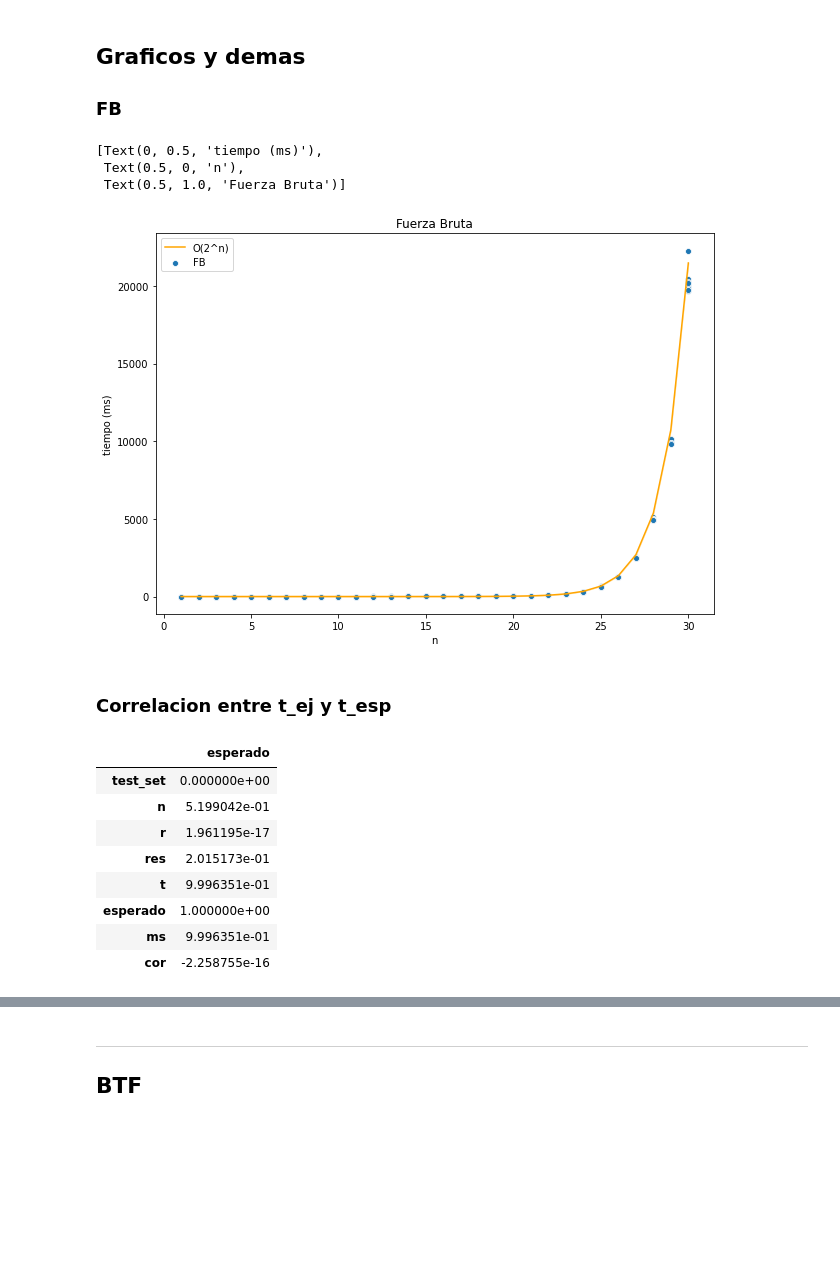
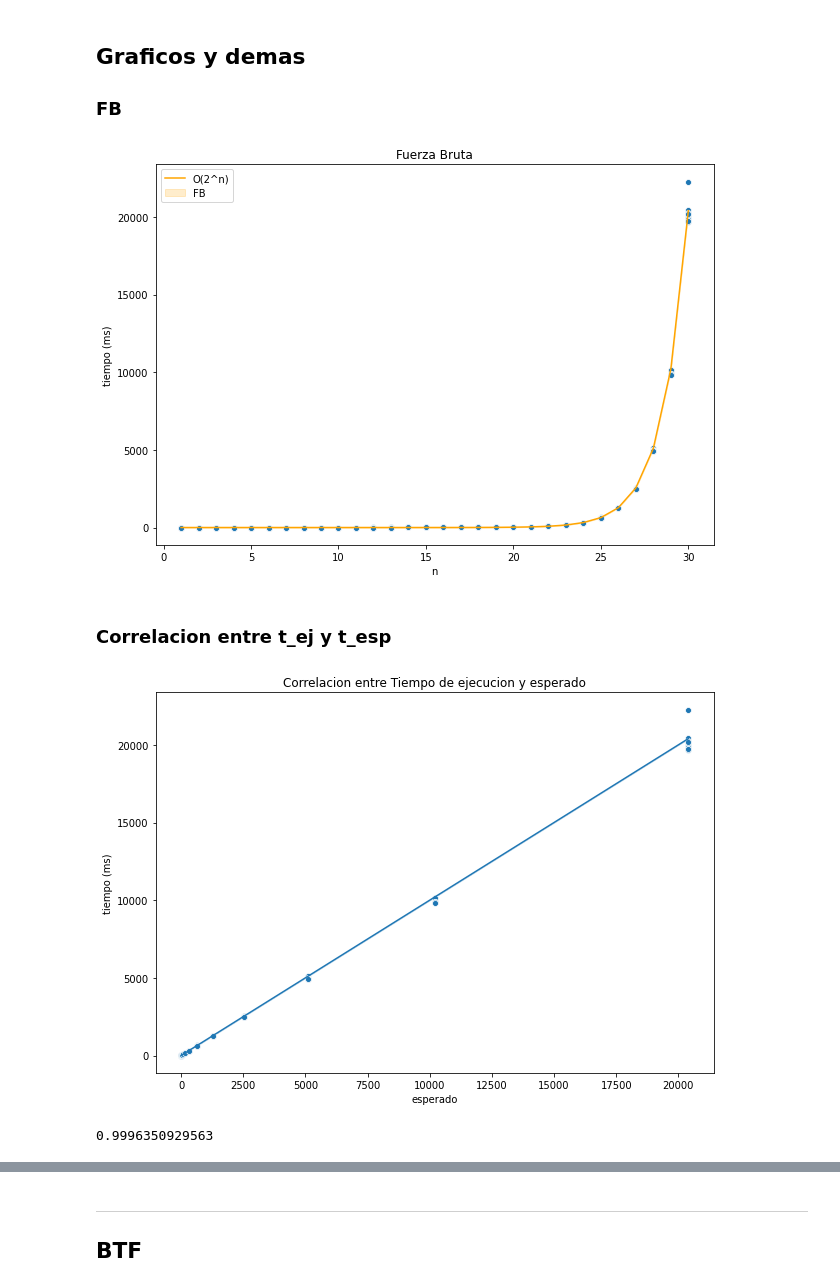
Before and after one commit to pablolp99/tp1-algo3, a Jupyter notebook: tp1-ayed3-notebook.ipynb, the cells around one changed output, grey strips where cells are left out. Saved outputs shown, nothing was run; the diff lists cells and outputs as text; code cells hidden in the pictures; blank space fills up the shorter version.

Commit message:
Mas tests

```diff
--- a/tp1-ayed3-notebook.ipynb
+++ b/tp1-ayed3-notebook.ipynb
@@ -38,34 +67,30 @@ import seaborn as sns
 ### FB
 # %%
 results_fb = pd.read_csv('resultados/results_fb.txt', delimiter=' ')
-results_fb['esperado'] = 2 ** results_fb['n'] * 20 / 1000000
+results_fb['esperado'] = 2 ** results_fb['n'] * 19 / 1000000
 results_fb['ms'] = results_fb['t'] / 1000000
 # %%
 y = results_fb.ms.tolist()
 x = results_fb.n.tolist()
 plt.figure(figsize=(10, 7))
+fig_fb = sns.lineplot(data=results_fb, x='n', y='esperado', color="orange")
 fig_fb = sns.scatterplot(x, y)
-fig_fb = sns.lineplot(data=results_fb, x='n', y='esperado', color="orange")
 fig_fb.legend(labels=['O(2^n)','FB'])
 fig_fb.set(title="Fuerza Bruta", xlabel='n', ylabel='tiempo (ms)')
+plt.savefig('img/fb_vs_est')
 # %% [output]
-[Text(0, 0.5, 'tiempo (ms)'),
- Text(0.5, 0, 'n'),
- Text(0.5, 1.0, 'Fuerza Bruta')]
-[figure, old version]
+[figure, new version]
 # %% [markdown]
 ### Correlacion entre t_ej y t_esp
+# %%
+plt.figure(figsize=(10, 7))
+fig_fb = sns.lineplot(results_fb['esperado'], results_fb['esperado'])
+fig_fb = sns.scatterplot(results_fb['esperado'], results_fb['ms'])
+fig_fb.set(title="Correlacion entre Tiempo de ejecucion y esperado", xlabel='esperado', ylabel='tiempo (ms)')
+plt.savefig('img/fb_corr')
+# %% [output]
+[figure, added]
 # %%
-results_fb['cor'] = results_fb['ms'].corr(results_fb['esperado'])
+results_fb['ms'].corr(results_fb['esperado'])
+# %% [output]
+0.9996350929563
-# %%
-results_fb.corr()[['esperado']]
-# %% [output]
-|  | esperado |
-| test_set | 0.000000e+00 |
-| n | 5.199042e-01 |
-| r | 1.961195e-17 |
-| res | 2.015173e-01 |
-| t | 9.996351e-01 |
-| esperado | 1.000000e+00 |
-| ms | 9.996351e-01 |
-| cor | -2.258755e-16 |
```
Also changed, not shown: parts of 24 cells of this notebook, 16 other files.
